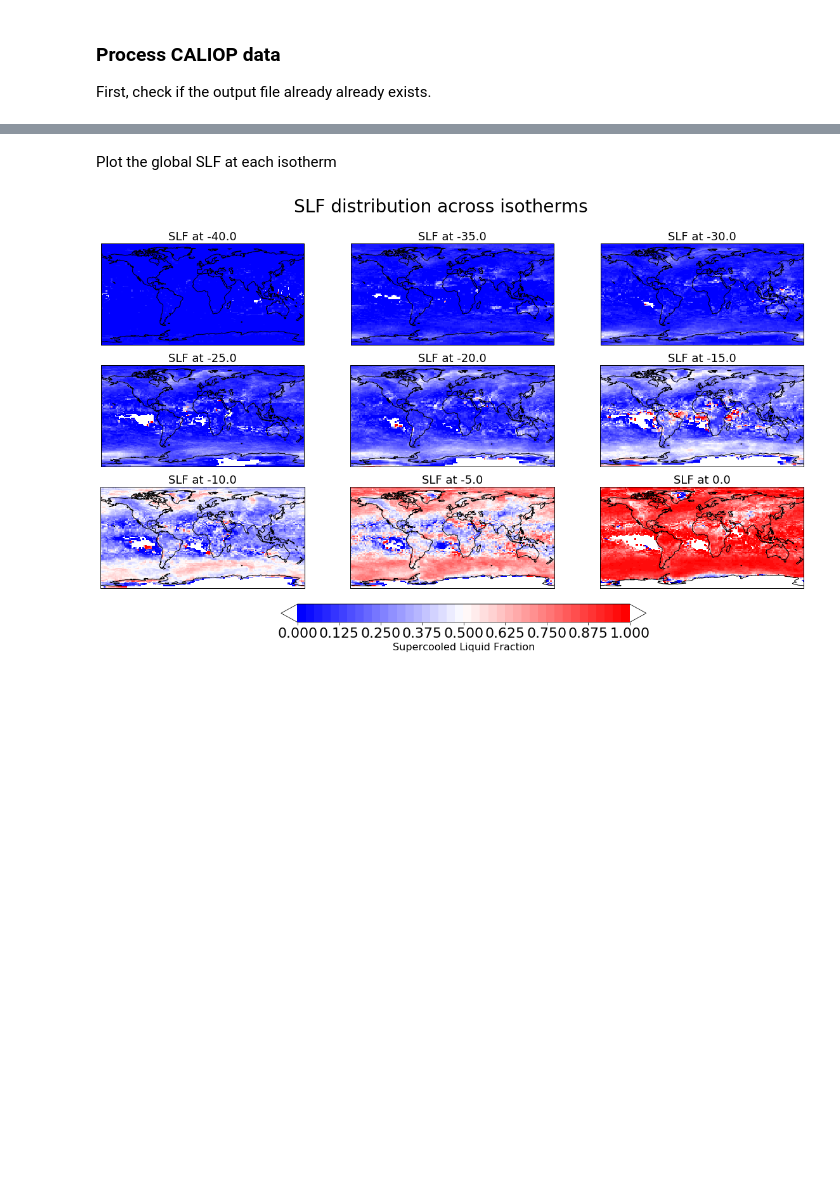
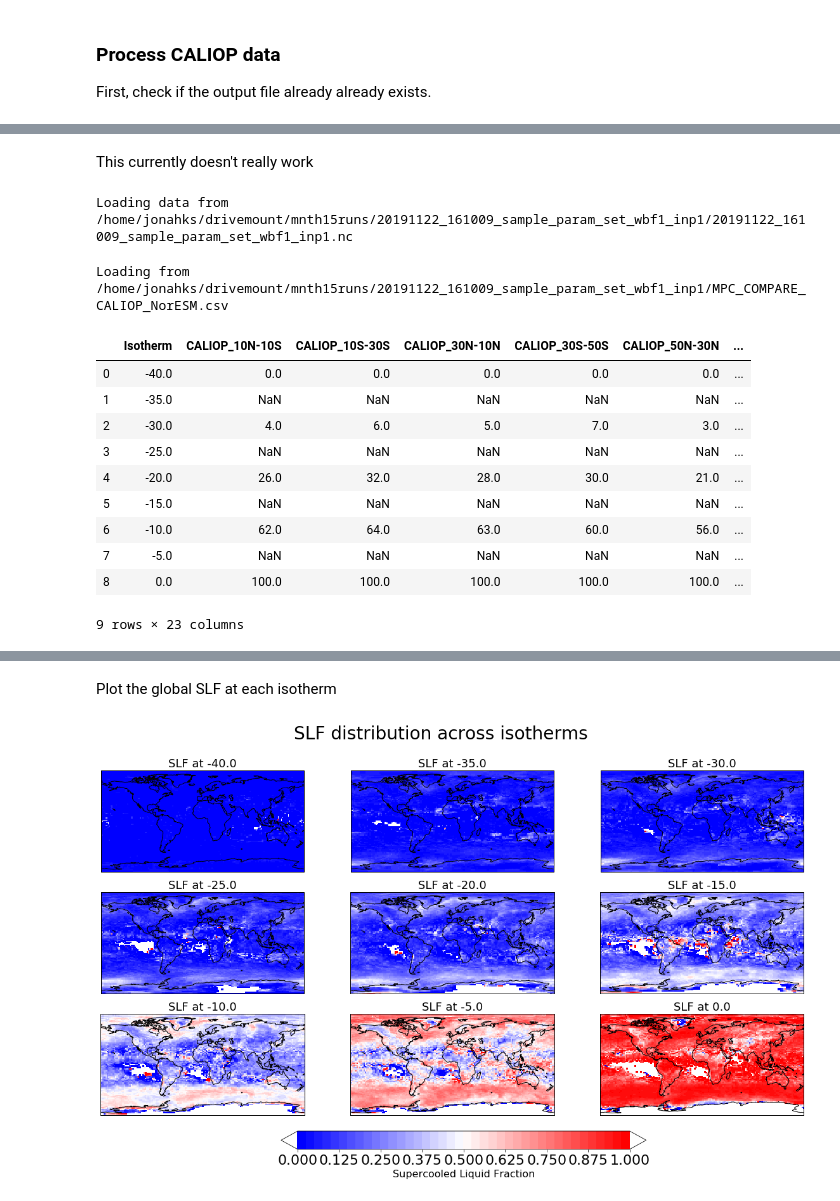
Before and after one commit to jshaw35/netcdf_analysis, a Jupyter notebook: jupy_test.ipynb, the cells around one changed output, grey strips where cells are left out. Cells and saved outputs as stored; diff of their text form; code cells hidden in the pictures; blank space fills up the shorter version.

```diff
--- a/jupy_test.ipynb
+++ b/jupy_test.ipynb
@@ -73,5 +82,56 @@ all_slf['Global Error'] = all_slf['NorESM_Average'] - all_slf['CALIOP Average']
+# %% [markdown]
+This currently doesn't really work
+# %%
+data_path = model_dir + case + 'slf_processed.nc'
+noresm_processed = os.path.exists(data_path)
+
+# Work around
+noresm_processed = False
+
+if noresm_processed:
+    print('Grabbing data from %s' % data_path)
+    ds = xr.open_dataset(data_path)
+
+else:
+    print('Loading data from %s' % (model_dir + specific_model))
+    ds = process_for_slf(model_dir + specific_model, relevant_vars)
+#    ds.to_netcdf(data_path)
+# %% [output]
+Loading data from /home/jonahks/drivemount/mnth15runs/20191122_161009_sample_param_set_wbf1_inp1/20191122_161009_sample_param_set_wbf1_inp1.nc
+# %%
+data_string = model_dir + 'MPC_COMPARE_CALIOP_NorESM.csv'
+all_slf_processed = os.path.exists(data_string)
+
+if all_slf_processed:
+    print('Loading from %s' % data_string)
+    all_slf = pd.read_csv(data_string)
+
+else:
+    print('Processing from netcdf-based xarray object and saving to %s' % data_string)
+    df = noresm_slf_to_df(ds, slf_files)
+
+    all_slf = pd.concat([all_caliop, df], axis=1, sort=False)
+    all_slf['Arctic Error'] = all_slf['NorESM_90N-70N'] - all_slf['CALIOP_90N-70N']
+    all_slf['Global Error'] = all_slf['NorESM_Average'] - all_slf['CALIOP Average']
+
+    all_slf.to_csv(path_or_buf = data_string)
+# %% [output]
+Loading from /home/jonahks/drivemount/mnth15runs/20191122_161009_sample_param_set_wbf1_inp1/MPC_COMPARE_CALIOP_NorESM.csv
 # %%
 all_slf_clean = all_slf.dropna()
+all_slf
+# %% [output]
+|  | Isotherm | CALIOP_10N-10S | CALIOP_10S-30S | CALIOP_30N-10N | CALIOP_30S-50S | CALIOP_50N-30N | ... |
+| 0 | -40.0 | 0.0 | 0.0 | 0.0 | 0.0 | 0.0 | ... |
+| 1 | -35.0 | NaN | NaN | NaN | NaN | NaN | ... |
+| 2 | -30.0 | 4.0 | 6.0 | 5.0 | 7.0 | 3.0 | ... |
+| 3 | -25.0 | NaN | NaN | NaN | NaN | NaN | ... |
+| 4 | -20.0 | 26.0 | 32.0 | 28.0 | 30.0 | 21.0 | ... |
+| 5 | -15.0 | NaN | NaN | NaN | NaN | NaN | ... |
+| 6 | -10.0 | 62.0 | 64.0 | 63.0 | 60.0 | 56.0 | ... |
+| 7 | -5.0 | NaN | NaN | NaN | NaN | NaN | ... |
+| 8 | 0.0 | 100.0 | 100.0 | 100.0 | 100.0 | 100.0 | ... |
+9 rows × 23 columns
 # %%
 fig1 = plt.figure(figsize=(10,6))#constrained_layout=True)
 spec1 = gridspec.GridSpec(ncols=3, nrows=1, figure=fig1)#, hspace=0.4)
```
Also changed, not shown: parts of 13 cells of this notebook, 3 other files.
